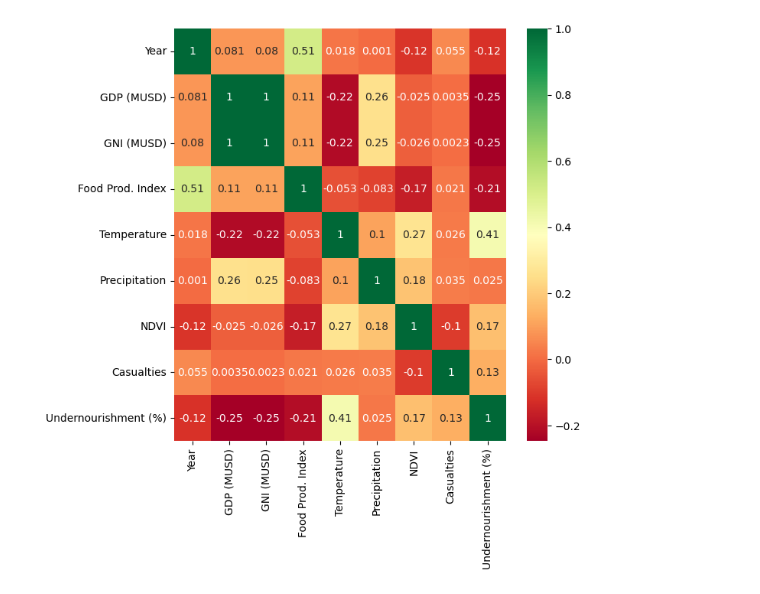
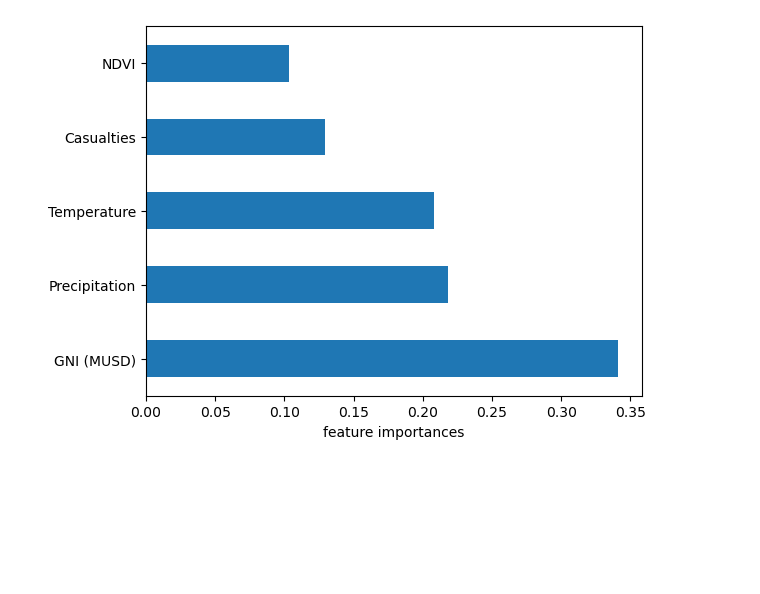
Before and after one commit to sonic171717/undernourishment_prediction, a Jupyter notebook: Models/eda_future_year_pred.ipynb, the cells around one changed output. Cells and saved outputs as stored; diff of their text form; code cells hidden in the pictures; blank space fills up the shorter version.

```diff
--- a/Models/eda_future_year_pred.ipynb
+++ b/Models/eda_future_year_pred.ipynb
@@ -83,9 +58,11 @@ plt.show()
-# %%
-#get correlations of each features in dataset
-corrmat = df.corr()
-top_corr_features = corrmat.index
-plt.figure(figsize=(7,7))
-#plot heat map
-g=sns.heatmap(df[top_corr_features].corr(),annot=True,cmap="RdYlGn")
-# %% [output]
-[figure, removed]
+# %%
+# feature importances in the model later used (excluding GDP and Food Production Index)
+model = RandomForestRegressor()
+model.fit(X_best, y_best)
+
+feat_importances = pd.Series(model.feature_importances_, index=X_best.columns)
+feat_importances.nlargest(5).plot(kind='barh')
+plt.xlabel("feature importances")
+plt.show()
+# %% [output]
+[figure, added]
```
Also changed, not shown: parts of 11 cells of this notebook, 2 other files.
